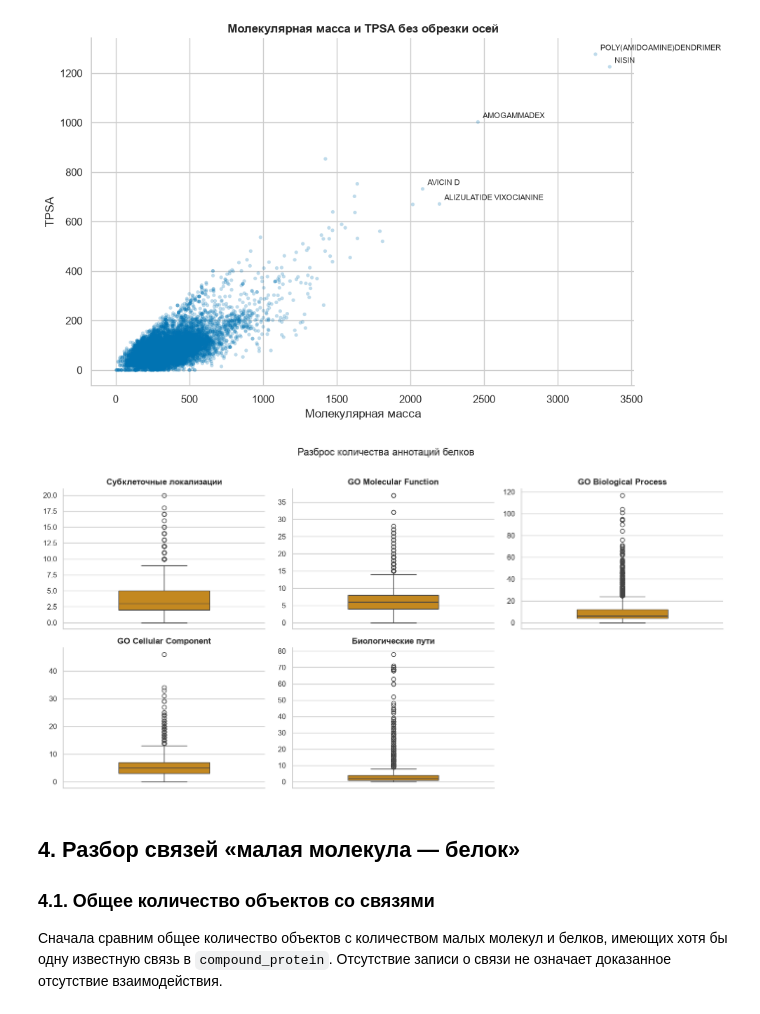
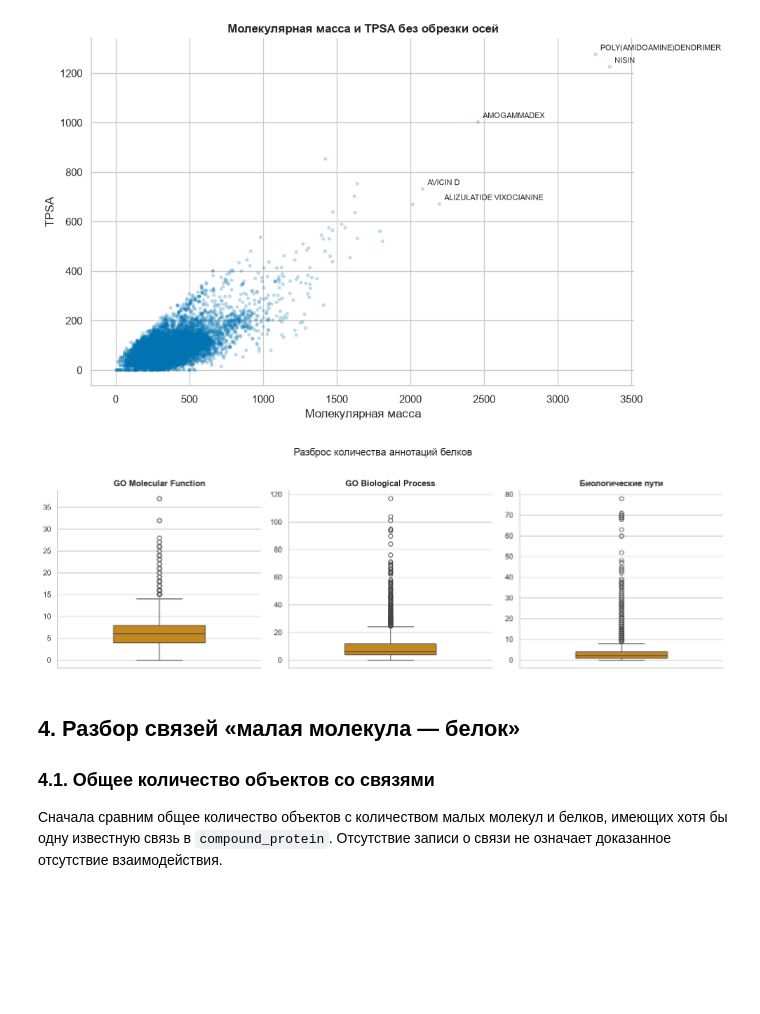
Before and after one commit to xresearch-ai/main, a Jupyter notebook: notebooks/02-eda.ipynb, the cells around one changed output. Cells and saved outputs as stored; diff of their text form; code cells hidden in the pictures; blank space fills up the shorter version.

```diff
--- a/notebooks/02-eda.ipynb
+++ b/notebooks/02-eda.ipynb
@@ -293,18 +255,22 @@ protein_missing = pd.DataFrame({
     "Пустой список или 0, %": 0.0,
 })
 
-for feature in ["enzyme_subfamilies", "enzyme_l3"]:
-    empty = proteins[feature].str.len().eq(0)
+protein_list_features = [
+    "targetClass",
+    "subcellularLocations",
+    "go",
+    "pathways",
+    "enzyme_subfamilies",
+    "enzyme_l3",
+]
+for feature in protein_list_features:
+    empty = proteins[feature].map(
+        lambda value: value is not None and sequence_length(value) == 0
+    )
     protein_missing.loc[feature, "Пустой список или 0, шт."] = int(empty.sum())
     protein_missing.loc[feature, "Пустой список или 0, %"] = 100 * empty.mean()
 
-annotation_count_features = [
-    "n_subcellular_locations",
-    "n_go_functions",
-    "n_go_processes",
-    "n_go_components",
-    "n_pathways",
-]
+annotation_count_features = ["n_go_functions", "n_go_processes", "n_pathways"]
 for feature in annotation_count_features:
     zero = proteins[feature].eq(0)
     protein_missing.loc[feature, "Пустой список или 0, шт."] = int(zero.sum())
@@ -425,8 +375,8 @@ compound_protein_missing = pd.DataFrame({
     "Пустой список, %": 0.0,
 })
 
-for feature in ["actionType", "mechanismOfAction", "original_compound_ids"]:
-    empty = compound_protein[feature].str.len().eq(0)
+for feature in ["actionType", "mechanismOfAction"]:
+    empty = compound_protein[feature].map(sequence_length).eq(0)
     compound_protein_missing.loc[feature, "Пустой список, шт."] = int(empty.sum())
     compound_protein_missing.loc[feature, "Пустой список, %"] = 100 * empty.mean()
 
@@ -493,13 +432,7 @@ compound_outlier_features = [
     "rotatable_bonds",
     "aromatic_rings",
 ]
-protein_outlier_features = [
-    "n_subcellular_locations",
-    "n_go_functions",
-    "n_go_processes",
-    "n_go_components",
-    "n_pathways",
-]
+protein_outlier_features = ["n_go_functions", "n_go_processes", "n_pathways"]
 
 outlier_rows = []
 for table_name, frame, features in [
@@ -605,30 +536,27 @@ plt.show()
 [figure]
 # %%
 protein_outlier_labels = {
-    "n_subcellular_locations": "Субклеточные локализации",
     "n_go_functions": "GO Molecular Function",
     "n_go_processes": "GO Biological Process",
-    "n_go_components": "GO Cellular Component",
     "n_pathways": "Биологические пути",
 }
 
-fig, axes = plt.subplots(2, 3, figsize=(14, 7))
-for ax, feature in zip(axes.flat, protein_outlier_features, strict=False):
+fig, axes = plt.subplots(1, 3, figsize=(14, 4.5))
+for ax, feature in zip(axes, protein_outlier_features, strict=True):
     sns.boxplot(
         y=proteins[feature],
         color=sns.color_palette("colorblind")[1],
         width=0.45,
         ax=ax,
     )
     ax.set_title(protein_outlier_labels[feature])
     ax.set_ylabel("")
     sns.despine(ax=ax)
-axes.flat[-1].set_visible(False)
-fig.suptitle("Разброс количества аннотаций белков", y=1.01)
+fig.suptitle("Разброс количества аннотаций белков", y=1.02)
 fig.tight_layout()
 plt.show()
 # %% [output]
-[figure, old version]
+[figure, new version]
 # %% [markdown]
 ## 4. Разбор связей «малая молекула — белок»
 
```
Also changed, not shown: parts of 42 cells of this notebook, 2 other files.
